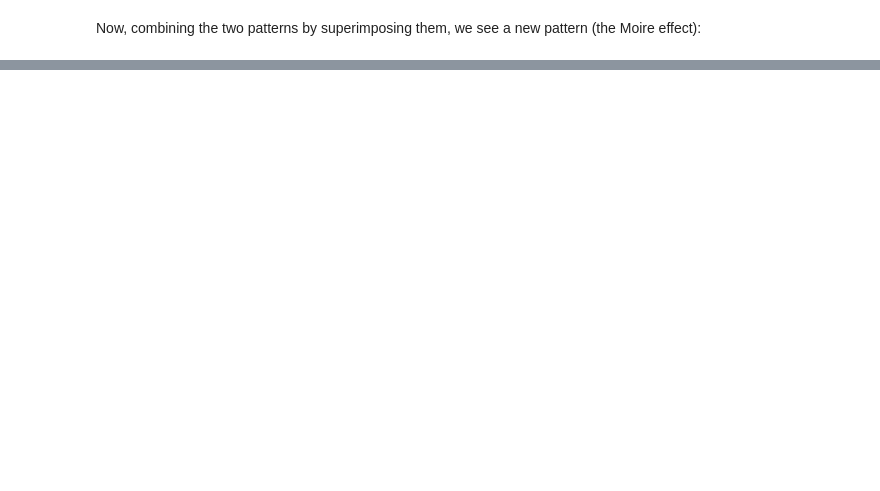
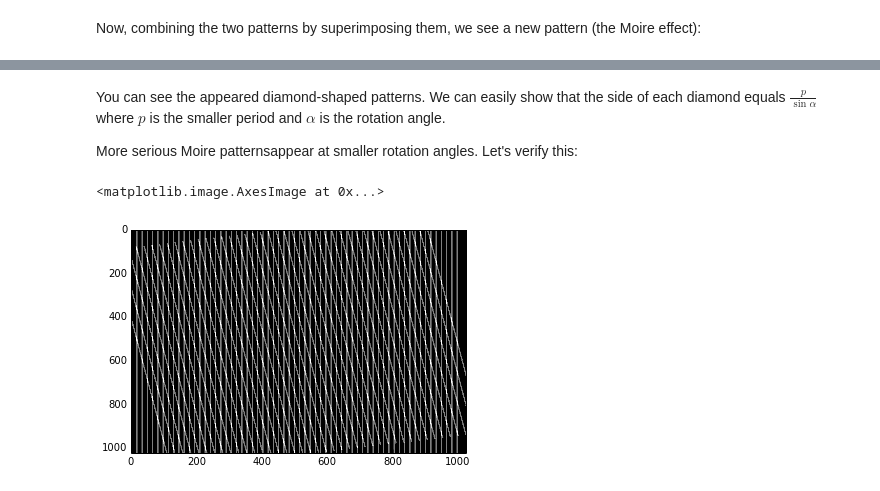
Before and after one commit to LCAV/SignalsOfTheDay, a Jupyter notebook: MOIRE/Untitled0.ipynb, the cells around one changed output, grey strips where cells are left out. Saved outputs shown, nothing was run; the diff lists cells and outputs as text; code cells hidden in the pictures; blank space fills up the shorter version.

Commit message:
MOIRE

```diff
--- a/MOIRE/Untitled0.ipynb
+++ b/MOIRE/Untitled0.ipynb
@@ -151,0 +161,13 @@ Now,
+# %% [markdown]
+You can see the appeared diamond-shaped patterns. We can easily show that the side  of each diamond equals $\frac{p}{\sin\alpha}$ where $p$ is the smaller period and $\alpha$ is the rotation angle.
+
+More serious Moire patternsappear at smaller rotation angles. Let's verify this:
+# %%
+immd=immb.rotate(10);
+
+imme=Image.blend(imma,immd,0.5);
+
+plt.imshow(np.asarray(imme),aspect='auto')
+# %% [output]
+<matplotlib.image.AxesImage at 0x...>
+[figure, added]
```
Also changed, not shown: parts of 6 cells of this notebook.
